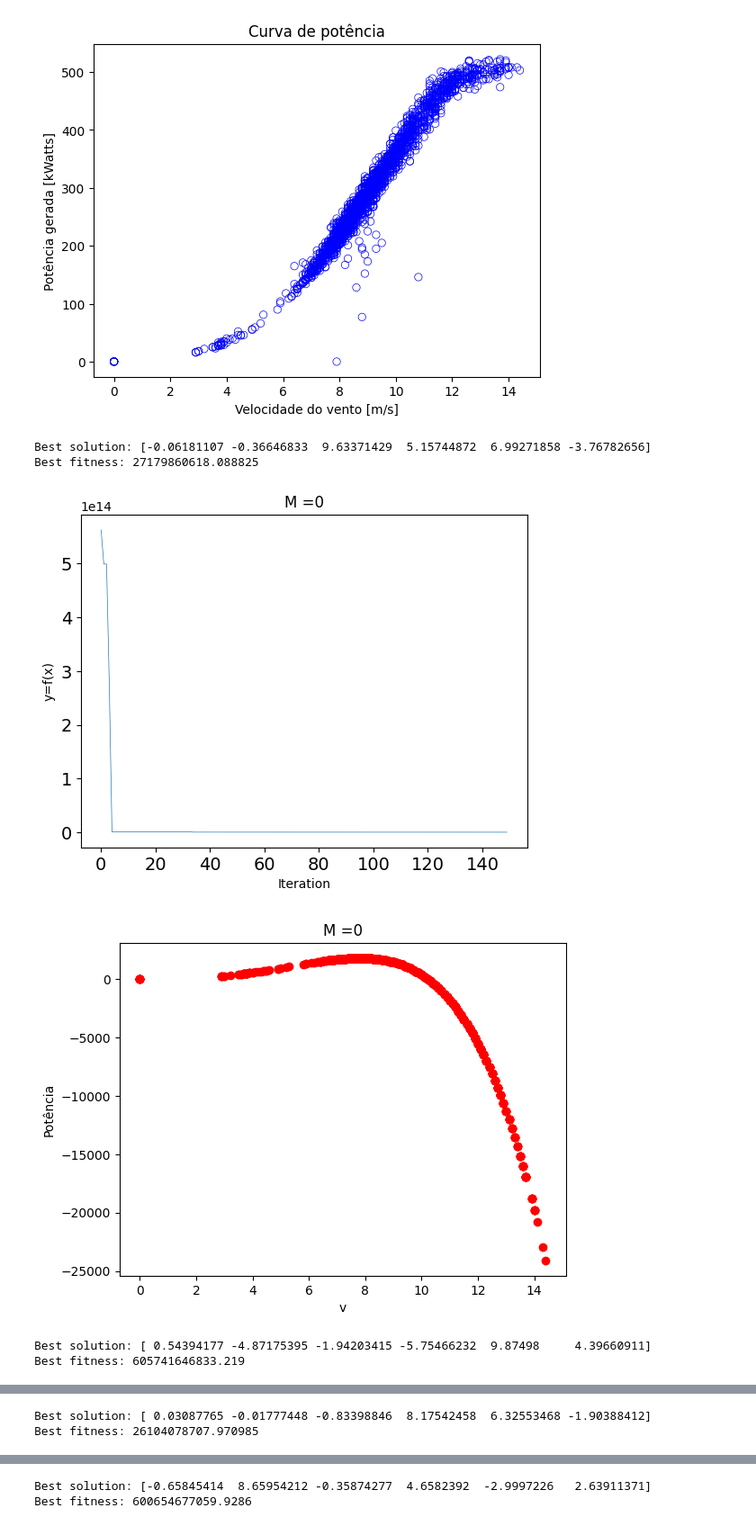
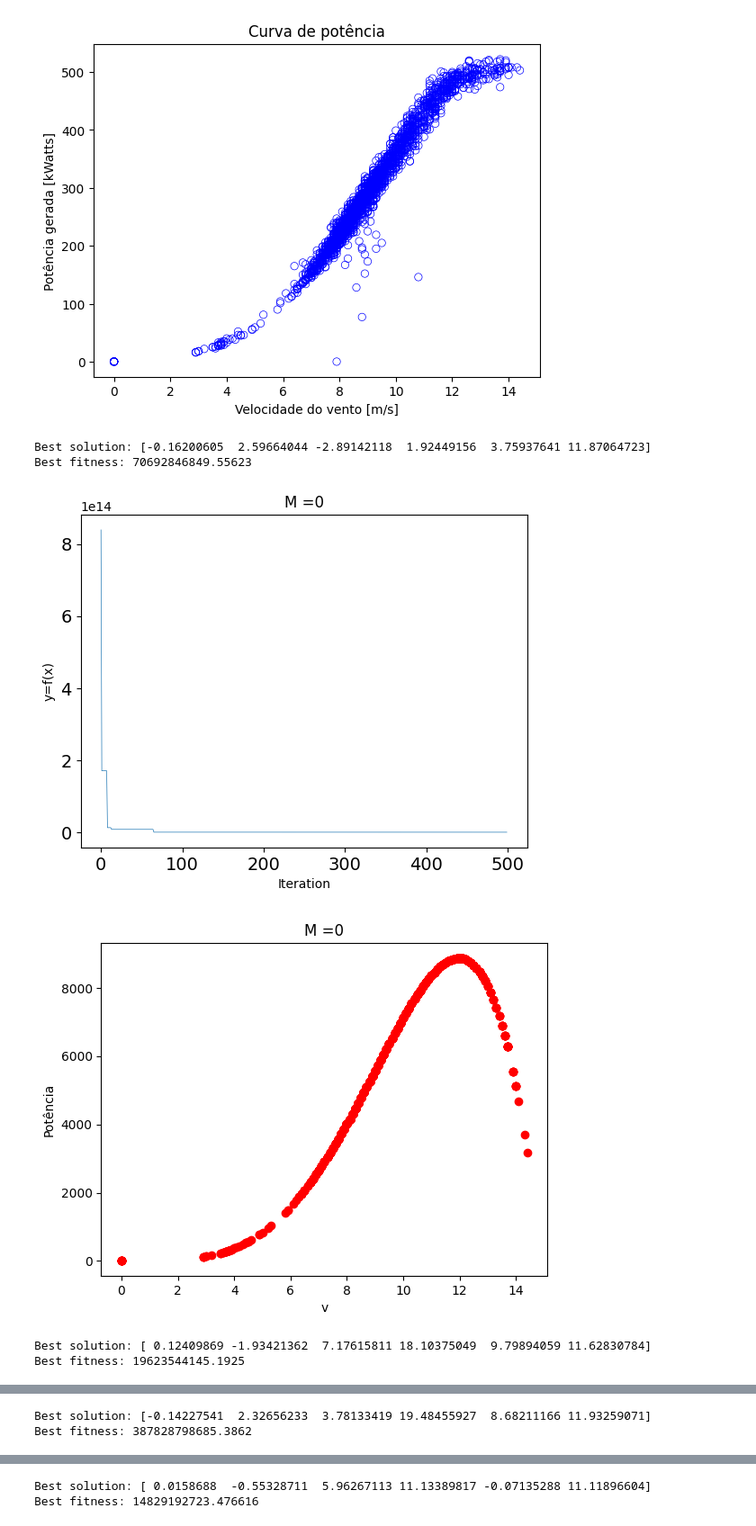
Before and after one commit to rmouram/ica_trabalho, a Jupyter notebook: tc2/q2.ipynb, the cells around one changed output, grey strips where cells are left out. Shown: that part at 90% size. Saved outputs shown, nothing was run; the diff lists cells and outputs as text; code cells hidden in the pictures.

```diff
--- a/tc2/q2.ipynb
+++ b/tc2/q2.ipynb
@@ -19,21 +19,43 @@ plt.title('Curva de potência')
 plt.show()
 # %% [output]
 [figure]
+# %%
+def r2(y, erro):
+    ymed = np.mean(y)
+
+    SEQ = np.sum(erro ** 2)
+    Syy = np.sum((y-ymed) ** 2)
+    return 1 - SEQ/Syy
+# %%
+def r2_ajustado(y, erro, n, p):
+    ymed = np.mean(y)
+
+    SEQ = np.sum(erro ** 2)
+    Syy = np.sum((y-ymed) ** 2)
+    return 1 - (SEQ / Syy) * ((n - 1) / (n - p - 1))
+# %%
+def aic(v, k, erro):
+    SEQ = np.sum(erro ** 2)
+    return (len(v) * np.log(SEQ)) + 2*k
 # %%
 import numpy as np
 import matplotlib.pyplot as plt
+from scipy.stats import uniform
 
 # Parameters
-Ng = 150 # Number of iterations
+Ng = 500 # Number of iterations
 M = 10
+limites = [-6, 20]
+k = 5
+y = pot
+data_values = []
+coeficientes = []
+
 for m in range(M):
     # Define the variables
-    limites = [-6, 10]
-    k = 5
-    y = pot
+
 
     x_best = np.random.uniform(limites[0], limites[1], size=(k+1,))
-
     #B = np.polyfit(v, y, k)
     ypred = np.polyval(x_best, v)
 
@@ -51,39 +73,48 @@ for m in range(M):
         #B = polyfit(v, y, k)
         ypred = np.polyval(x_cand, v)
         erro = y - ypred
+
         SEQ = np.sum(erro ** 2)
 
         Fcand = SEQ
 
         if Fcand < Fbest:
             x_best = x_cand
             Fbest = Fcand
 
         aptidao.append(Fbest)
+
+    ypred = np.polyval(x_best, v)
+    erro = y - ypred
+    R2 = r2(y, erro)
+    R2_ajustado = r2_ajustado(y, erro, len(y), k + 1)
+    AIC = aic(v, k, erro)
+    data_values.append((R2, R2_ajustado, AIC, m))
+    coeficientes.append((x_best, m))
 
     print("Best solution:", x_best)
     print("Best fitness:", Fbest)
 
     plt.figure()
     plt.plot(aptidao, linewidth=0.5)
     plt.xlabel('Iteration')
     plt.ylabel('y=f(x)')
     plt.xticks(fontsize=14)
     plt.yticks(fontsize=14)
     plt.title('M ={}'.format(m))
 
     ypred = np.polyval(x_best, v)
     plt.figure()
     plt.plot(v, ypred, 'ro')
     plt.xlabel('v')
     plt.ylabel('Potência')
     plt.title('M ={}'.format(m))
 
     plt.show()
 # %% [output]
-Best solution: [-0.06181107 -0.36646833  9.63371429  5.15744872  6.99271858 -3.76782656]
-Best fitness: 27179860618.088825
+Best solution: [-0.16200605  2.59664044 -2.89142118  1.92449156  3.75937641 11.87064723]
+Best fitness: 70692846849.55623
-[figure, old version]
+[figure, new version]
-[figure, old version]
+[figure, new version]
-Best solution: [ 0.54394177 -4.87175395 -1.94203415 -5.75466232  9.87498     4.39660911]
-Best fitness: 605741646833.219
+Best solution: [ 0.12409869 -1.93421362  7.17615811 18.10375049  9.79894059 11.62830784]
+Best fitness: 19623544145.1925
@@ -92,2 +123,2 @@ Best fitness: 605741646833.219
-Best solution: [ 0.03087765 -0.01777448 -0.83398846  8.17542458  6.32553468 -1.90388412]
-Best fitness: 26104078707.970985
+Best solution: [-0.14227541  2.32656233  3.78133419 19.48455927  8.68211166 11.93259071]
+Best fitness: 387828798685.3862
@@ -96,2 +127,2 @@ Best fitness: 26104078707.970985
-Best solution: [-0.65845414  8.65954212 -0.35874277  4.6582392  -2.9997226   2.63911371]
-Best fitness: 600654677059.9286
+Best solution: [ 0.0158688  -0.55328711  5.96267113 11.13389817 -0.07135288 11.11896604]
+Best fitness: 14829192723.476616
```
Also changed, not shown: parts of 7 cells of this notebook, 53 other files.
